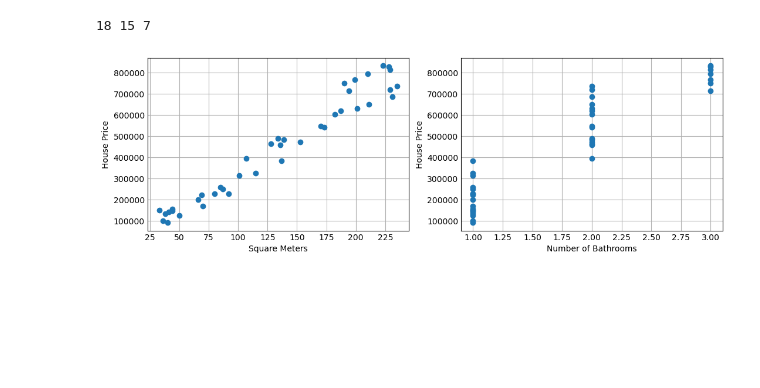
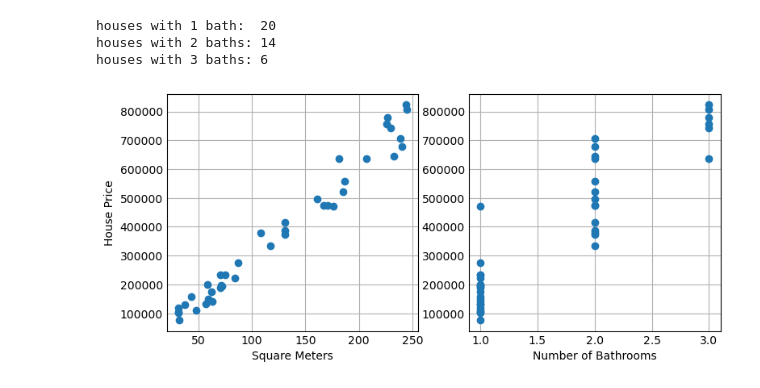
Before and after one commit to Friscobuffo/machine_learning, a Jupyter notebook: lasso.ipynb, the cells around one changed output. Drawn from its saved outputs; the diff is of its cells as text; code cells hidden in the pictures; blank space fills up the shorter version.

```diff
--- a/lasso.ipynb
+++ b/lasso.ipynb
@@ -11,29 +11,31 @@ def rumor(x):
         return 1
     r = random()
     if x == 2:
-        if r<0.3: return 1
+        if r<0.6: return 1
         return 2
-    if r<0.5: return 2
+    if r<0.6: return 2
     return 3
 Y = np.reshape([rumor(y) for [y] in Y], (n,1)) # number of bathrooms
-Z = 2500*X + 30000*(Y**2) # price
+Z = 2500*X + 20000*(Y**2) # price
 Z = np.reshape([z+(0.5-random())*80000 for [z] in Z], (n,1))
 # %%
 b1,b2,b3 = 0,0,0
 for [y] in Y:
     if y==1: b1+=1
     if y==2: b2+=1
     if y==3: b3+=1
-print(b1,b2,b3)
-fig, ax = plt.subplots(1,2, figsize=(10, 3))
+print("houses with 1 bath: ", b1)
+print("houses with 2 baths:", b2)
+print("houses with 3 baths:", b3)
+fig, ax = plt.subplots(1,2, figsize=(7, 3))
 ax[0].scatter(X,Z)
 ax[0].set_xlabel("Square Meters")
 ax[0].set_ylabel("House Price")
-
 ax[1].scatter(Y, Z)
 ax[1].set_xlabel("Number of Bathrooms")
-ax[1].set_ylabel("House Price")
 plt.show()
 # %% [output]
-18 15 7
+houses with 1 bath:  20
+houses with 2 baths: 14
+houses with 3 baths: 6
-[figure, old version]
+[figure, new version]
```
